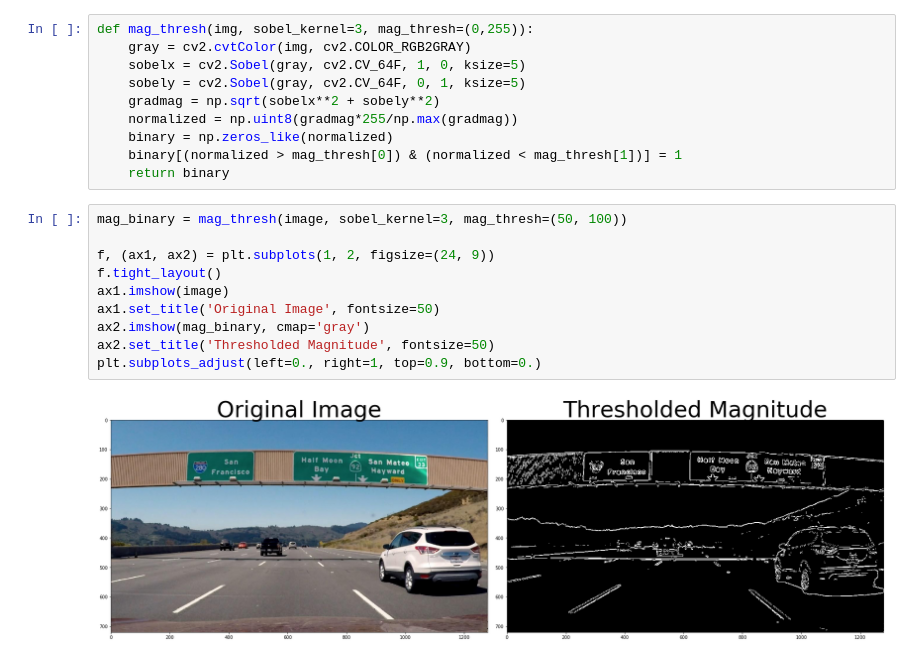
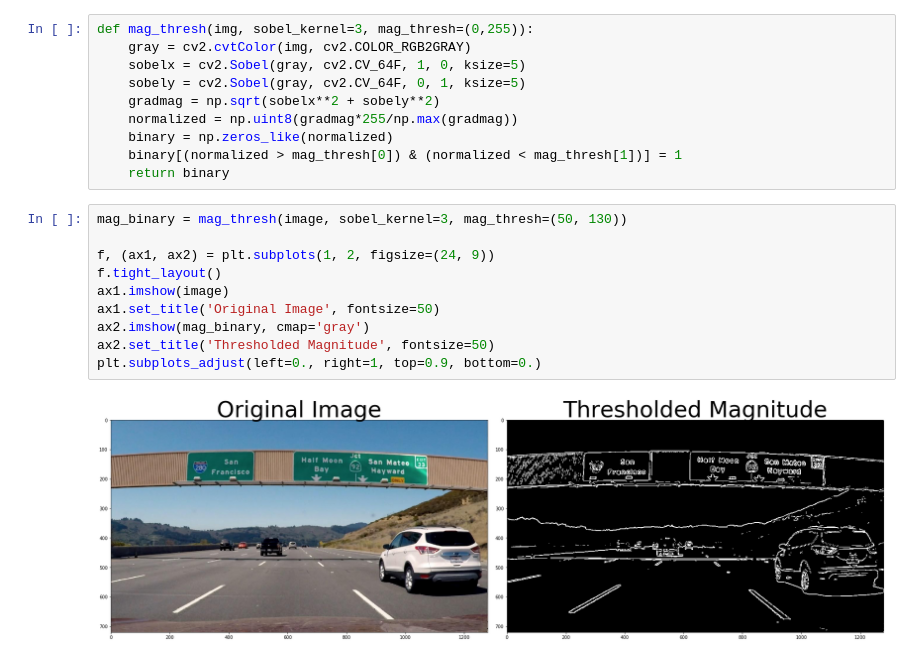
Before and after one commit to MasanaoMatsuda/tr-self-driving-cars, a Jupyter notebook: L7_Gradients&ColorSpaces.ipynb, the cells around one changed output. Cells and saved outputs as stored; diff of their text form.

```diff
--- a/L7_Gradients&ColorSpaces.ipynb
+++ b/L7_Gradients&ColorSpaces.ipynb
@@ -102,14 +102,14 @@ def mag_thresh(img, sobel_kernel=3, mag_thresh=(0,255)):
     binary[(normalized > mag_thresh[0]) & (normalized < mag_thresh[1])] = 1
     return binary
 # %%
-mag_binary = mag_thresh(image, sobel_kernel=3, mag_thresh=(50, 100))
+mag_binary = mag_thresh(image, sobel_kernel=3, mag_thresh=(50, 130))
 
 f, (ax1, ax2) = plt.subplots(1, 2, figsize=(24, 9))
 f.tight_layout()
 ax1.imshow(image)
 ax1.set_title('Original Image', fontsize=50)
 ax2.imshow(mag_binary, cmap='gray')
 ax2.set_title('Thresholded Magnitude', fontsize=50)
 plt.subplots_adjust(left=0., right=1, top=0.9, bottom=0.)
 # %% [output]
-[figure, old version]
+[figure, new version]
```
Also changed, not shown: parts of 8 cells of this notebook.
